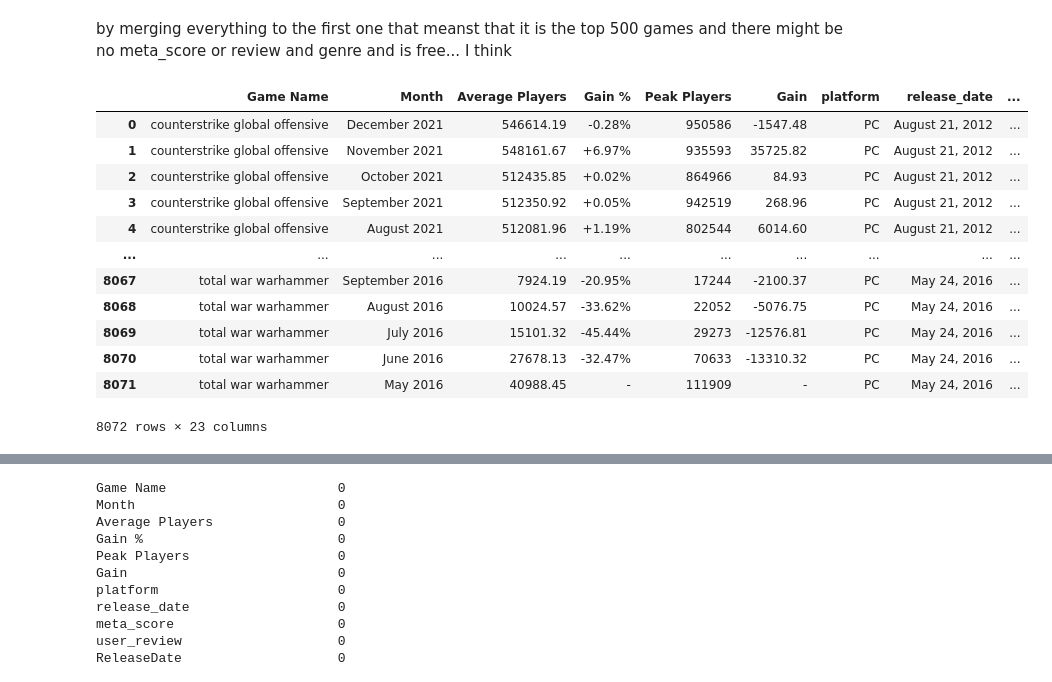
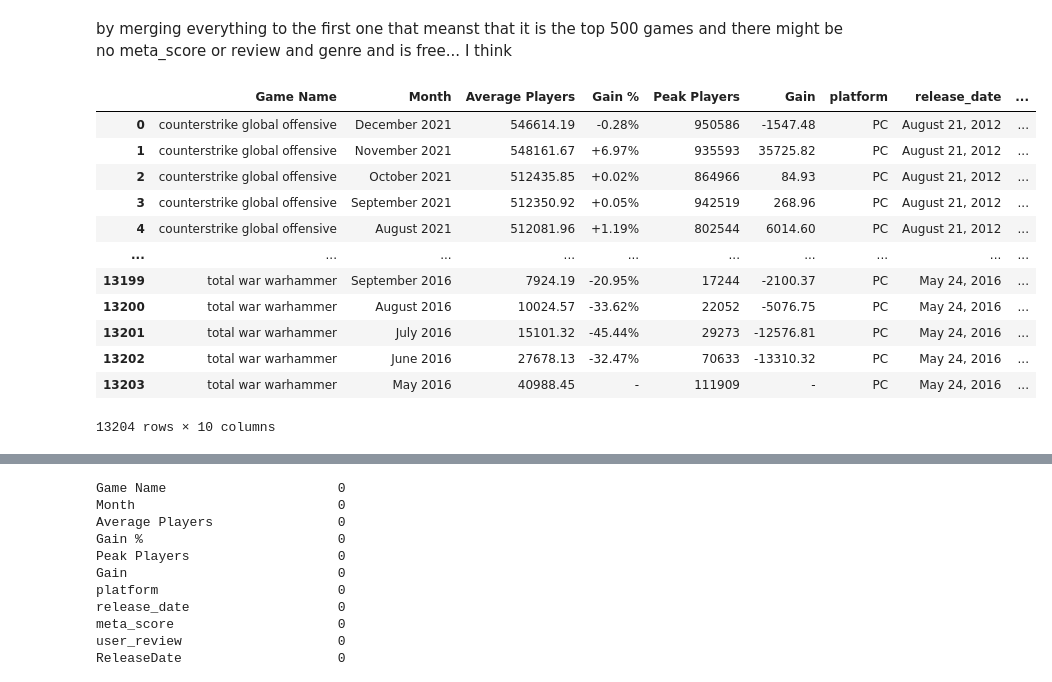
Before and after one commit to Lynceusthepotato/Game_Prediction_DS, a Jupyter notebook: Final_Project_DS.ipynb, the cells around one changed output, grey strips where cells are left out. Cells and saved outputs as stored; diff of their text form; code cells hidden in the pictures.

```diff
--- a/Final_Project_DS.ipynb
+++ b/Final_Project_DS.ipynb
@@ -171,19 +170,18 @@ Merging
 by merging everything to the first one that meanst that it is the top 500 games and there might be no meta_score or review and genre and is free... I think
 # %%
 merged_df = pd.merge(data, data2, on="Game Name")
-merged_data = pd.merge(merged_df, data3, on="Game Name")
-merged_data
+merged_df
 # %% [output]
 |  | Game Name | Month | Average Players | Gain % | Peak Players | Gain | platform | release_date | ... |
 | 0 | counterstrike global offensive | December 2021 | 546614.19 | -0.28% | 950586 | -1547.48 | PC | August 21, 2012 | ... |
 | 1 | counterstrike global offensive | November 2021 | 548161.67 | +6.97% | 935593 | 35725.82 | PC | August 21, 2012 | ... |
 | 2 | counterstrike global offensive | October 2021 | 512435.85 | +0.02% | 864966 | 84.93 | PC | August 21, 2012 | ... |
 | 3 | counterstrike global offensive | September 2021 | 512350.92 | +0.05% | 942519 | 268.96 | PC | August 21, 2012 | ... |
 | 4 | counterstrike global offensive | August 2021 | 512081.96 | +1.19% | 802544 | 6014.60 | PC | August 21, 2012 | ... |
 | ... | ... | ... | ... | ... | ... | ... | ... | ... | ... |
-| 8067 | total war warhammer | September 2016 | 7924.19 | -20.95% | 17244 | -2100.37 | PC | May 24, 2016 | ... |
-| 8068 | total war warhammer | August 2016 | 10024.57 | -33.62% | 22052 | -5076.75 | PC | May 24, 2016 | ... |
-| 8069 | total war warhammer | July 2016 | 15101.32 | -45.44% | 29273 | -12576.81 | PC | May 24, 2016 | ... |
-| 8070 | total war warhammer | June 2016 | 27678.13 | -32.47% | 70633 | -13310.32 | PC | May 24, 2016 | ... |
-| 8071 | total war warhammer | May 2016 | 40988.45 | - | 111909 | - | PC | May 24, 2016 | ... |
+| 13199 | total war warhammer | September 2016 | 7924.19 | -20.95% | 17244 | -2100.37 | PC | May 24, 2016 | ... |
+| 13200 | total war warhammer | August 2016 | 10024.57 | -33.62% | 22052 | -5076.75 | PC | May 24, 2016 | ... |
+| 13201 | total war warhammer | July 2016 | 15101.32 | -45.44% | 29273 | -12576.81 | PC | May 24, 2016 | ... |
+| 13202 | total war warhammer | June 2016 | 27678.13 | -32.47% | 70633 | -13310.32 | PC | May 24, 2016 | ... |
+| 13203 | total war warhammer | May 2016 | 40988.45 | - | 111909 | - | PC | May 24, 2016 | ... |
-8072 rows × 23 columns
+13204 rows × 10 columns
```
Also changed, not shown: parts of 9 cells of this notebook.
